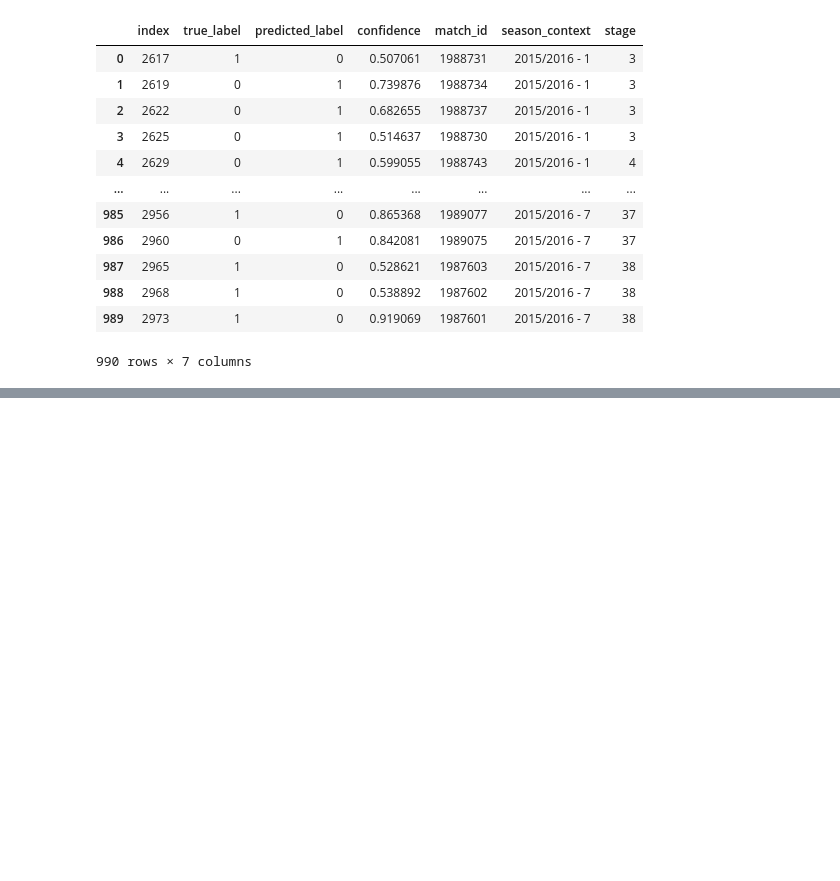
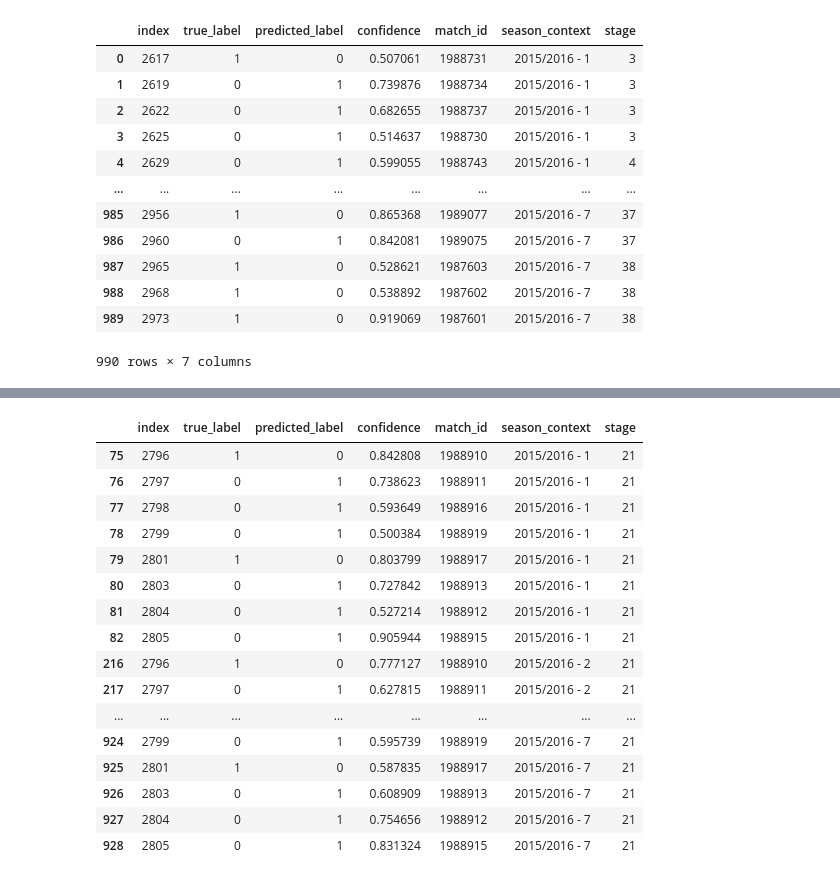
Before and after one commit to kamil0920/football_result_prediction-v2, a Jupyter notebook: src/backtesting/error_analyze.ipynb, the cells around one changed output, grey strips where cells are left out. Cells and saved outputs as stored; diff of their text form; code cells hidden in the pictures; blank space fills up the shorter version.

```diff
--- a/src/backtesting/error_analyze.ipynb
+++ b/src/backtesting/error_analyze.ipynb
@@ -1,3 +1,7 @@
 # %%
 import pandas as pd
 import numpy as np
+# %%
+df_matches = pd.read_csv('../../data/preprocessed/preprocessed_1.csv')
+df_matches.sort_values(by=["season", "stage", "date"], inplace=True)
+df_matches
@@ -114,0 +215,20 @@ plt.show()
+# %%
+stage_21_errors
+# %% [output]
+|  | index | true_label | predicted_label | confidence | match_id | season_context | stage |
+| 75 | 2796 | 1 | 0 | 0.842808 | 1988910 | 2015/2016 - 1 | 21 |
+| 76 | 2797 | 0 | 1 | 0.738623 | 1988911 | 2015/2016 - 1 | 21 |
+| 77 | 2798 | 0 | 1 | 0.593649 | 1988916 | 2015/2016 - 1 | 21 |
+| 78 | 2799 | 0 | 1 | 0.500384 | 1988919 | 2015/2016 - 1 | 21 |
+| 79 | 2801 | 1 | 0 | 0.803799 | 1988917 | 2015/2016 - 1 | 21 |
+| 80 | 2803 | 0 | 1 | 0.727842 | 1988913 | 2015/2016 - 1 | 21 |
+| 81 | 2804 | 0 | 1 | 0.527214 | 1988912 | 2015/2016 - 1 | 21 |
+| 82 | 2805 | 0 | 1 | 0.905944 | 1988915 | 2015/2016 - 1 | 21 |
+| 216 | 2796 | 1 | 0 | 0.777127 | 1988910 | 2015/2016 - 2 | 21 |
+| 217 | 2797 | 0 | 1 | 0.627815 | 1988911 | 2015/2016 - 2 | 21 |
+| ... | ... | ... | ... | ... | ... | ... | ... |
+| 924 | 2799 | 0 | 1 | 0.595739 | 1988919 | 2015/2016 - 7 | 21 |
+| 925 | 2801 | 1 | 0 | 0.587835 | 1988917 | 2015/2016 - 7 | 21 |
+| 926 | 2803 | 0 | 1 | 0.608909 | 1988913 | 2015/2016 - 7 | 21 |
+| 927 | 2804 | 0 | 1 | 0.754656 | 1988912 | 2015/2016 - 7 | 21 |
+| 928 | 2805 | 0 | 1 | 0.831324 | 1988915 | 2015/2016 - 7 | 21 |
```
Also changed, not shown: parts of 12 cells of this notebook, 2 other files.
